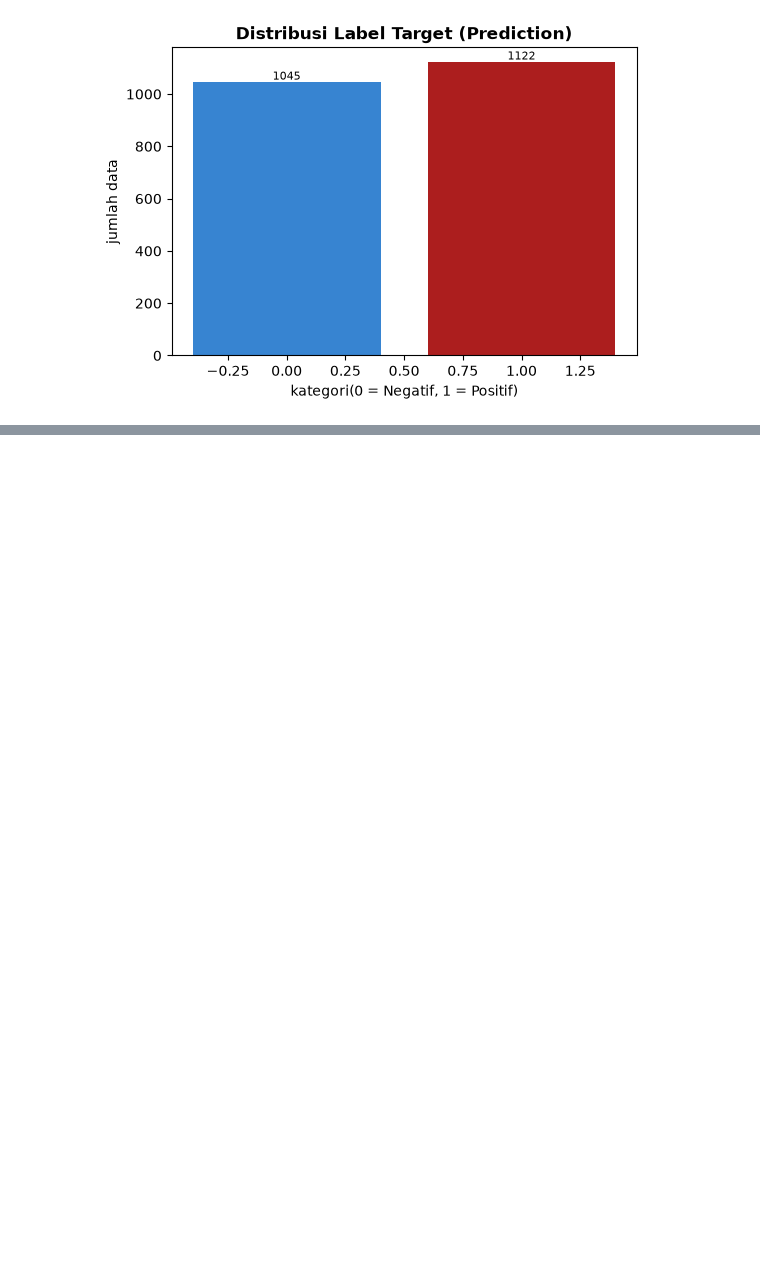
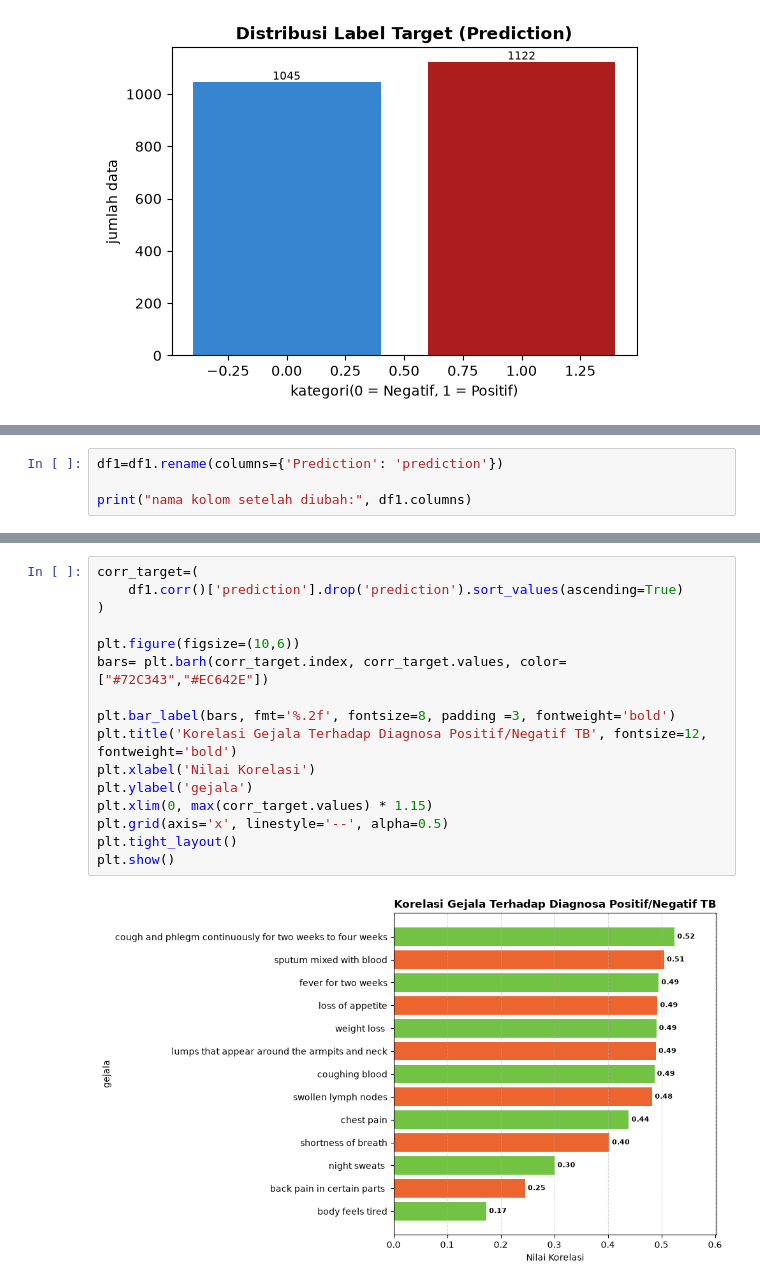
Before and after one commit to yulita231/TBCare-Platform, a Jupyter notebook: notebooks/EDA.ipynb, the cells around one changed output, grey strips where cells are left out. Drawn from its saved outputs; the diff is of its cells as text; blank space fills up the shorter version.

```diff
--- a/notebooks/EDA.ipynb
+++ b/notebooks/EDA.ipynb
@@ -66,0 +89,4 @@ plt.show()
+# %%
+df1=df1.rename(columns={'Prediction': 'prediction'})
+
+print("nama kolom setelah diubah:", df1.columns)
@@ -66,0 +121,18 @@ plt.show()
+# %%
+corr_target=(
+    df1.corr()['prediction'].drop('prediction').sort_values(ascending=True)
+)
+
+plt.figure(figsize=(10,6))
+bars= plt.barh(corr_target.index, corr_target.values, color=["#72C343","#EC642E"])
+
+plt.bar_label(bars, fmt='%.2f', fontsize=8, padding =3, fontweight='bold')
+plt.title('Korelasi Gejala Terhadap Diagnosa Positif/Negatif TB', fontsize=12, fontweight='bold')
+plt.xlabel('Nilai Korelasi')
+plt.ylabel('gejala')
+plt.xlim(0, max(corr_target.values) * 1.15)
+plt.grid(axis='x', linestyle='--', alpha=0.5)
+plt.tight_layout()
+plt.show()
+# %% [output]
+[figure, added]
```
Also changed, not shown: parts of 4 cells of this notebook.
